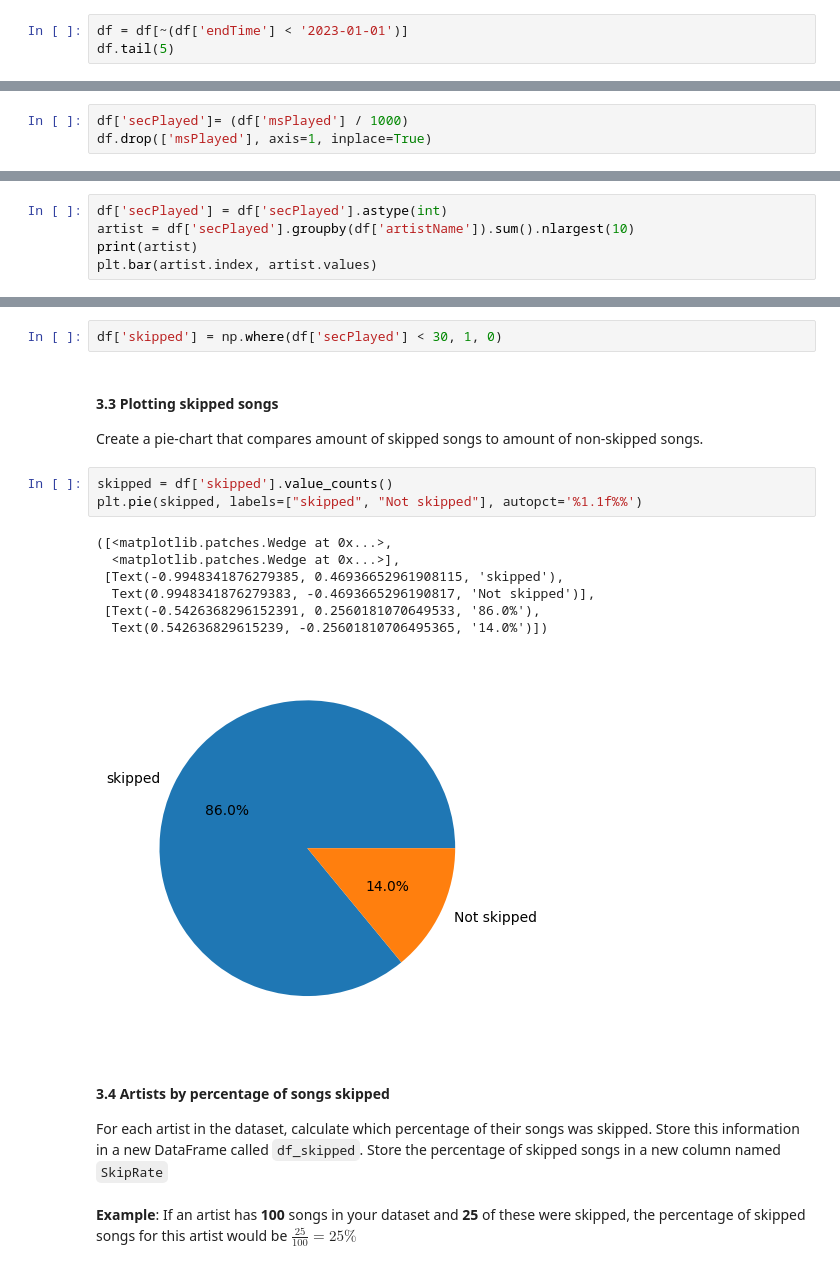
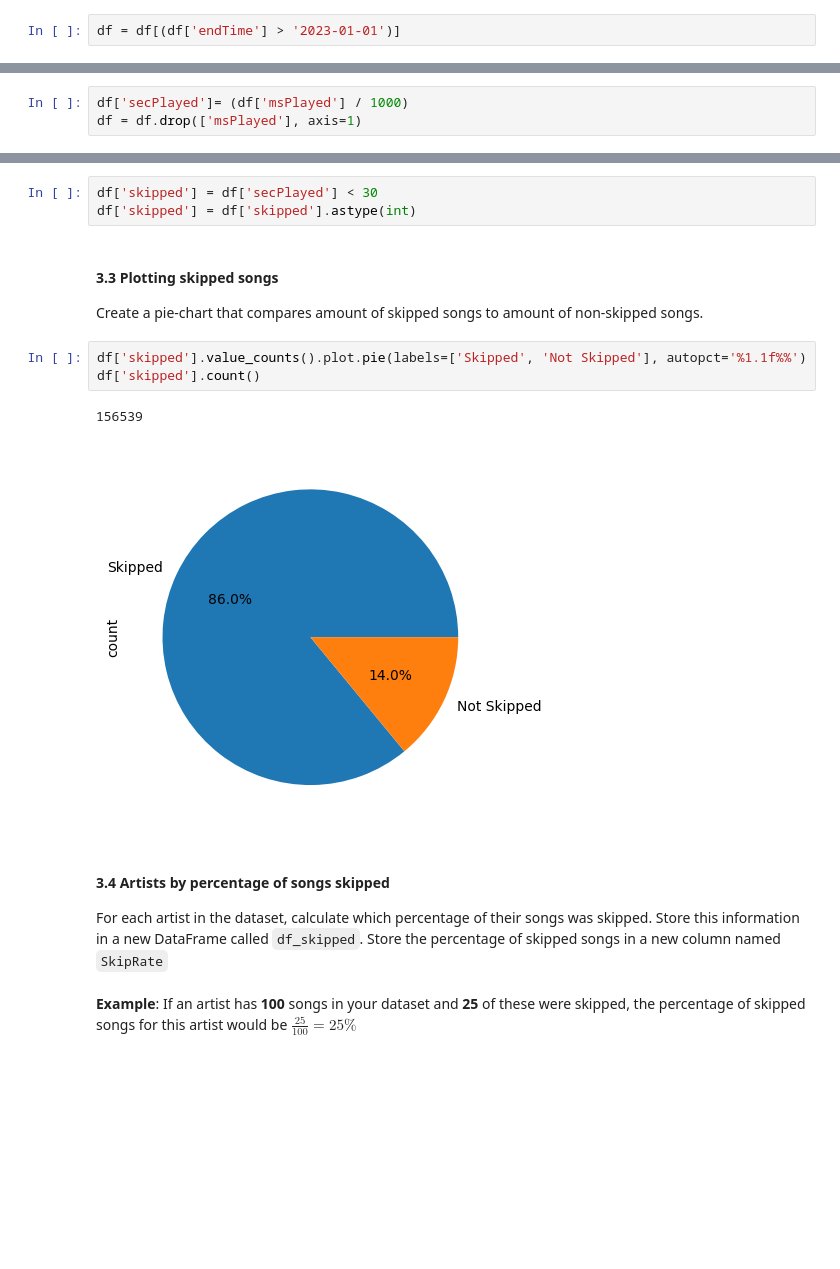
Before and after one commit to bardpedersen/DAT200, a Jupyter notebook: Assignment/Assignment_1/CA1_spotify.ipynb, the cells around one changed output, grey strips where cells are left out. Drawn from its saved outputs; the diff is of its cells as text; blank space fills up the shorter version.

```diff
--- a/Assignment/Assignment_1/CA1_spotify.ipynb
+++ b/Assignment/Assignment_1/CA1_spotify.ipynb
@@ -173,5 +153,4 @@ df = df.sort_values(by='endTime')
 #### 2.2 Setting a timeframe
 For this investigation, we are only interested in investigating listening patterns from **2023**. Remove any data not from **2023** from the DataFrame.
 # %%
-df = df[~(df['endTime'] < '2023-01-01')]
-df.tail(5)
+df = df[(df['endTime'] > '2023-01-01')]
@@ -193,13 +165,8 @@ df = df.dropna()
 From `msPlayed`, create a new column `secPlayed` with the data converted from milliseconds to seconds. Then delete the column `msPlayed`.
 # %%
 df['secPlayed']= (df['msPlayed'] / 1000)
-df.drop(['msPlayed'], axis=1, inplace=True)
+df = df.drop(['msPlayed'], axis=1)
 # %% [markdown]
 #### 2.5 Finding top 10 favorite artists
 Find the top `ten` artists with the highest total play time (in seconds). Plot your findings in a bar graph. \
 (hint: start by creating a new DataFrame with only `artistName` and your time column. To proceed, you will also likely need the `groupby` command from Pandas.)
-# %%
-df['secPlayed'] = df['secPlayed'].astype(int)
-artist = df['secPlayed'].groupby(df['artistName']).sum().nlargest(10)
-print(artist)
-plt.bar(artist.index, artist.values)
@@ -290,21 +220,17 @@ plt.show()
 Determining whether a song was skipped or listened to can be challenging. For this analysis, we'll simplify by defining a skipped song as any track played for less than 30 seconds. Conversely, a song played for 30 seconds or more is considered listened to. \
  Add a column to your DataFrame to reflect this criteria: set the value to 1 if the song was played for less than 30 seconds (indicating a skipped song), and 0 if it was played for 30 seconds or longer.
 # %%
-df['skipped'] = np.where(df['secPlayed'] < 30, 1, 0)
+df['skipped'] = df['secPlayed'] < 30
+df['skipped'] = df['skipped'].astype(int)
 # %% [markdown]
 #### 3.3 Plotting skipped songs
 Create a pie-chart that compares amount of skipped songs to amount of non-skipped songs.
 # %%
-skipped = df['skipped'].value_counts()
-plt.pie(skipped, labels=["skipped", "Not skipped"], autopct='%1.1f%%')
+df['skipped'].value_counts().plot.pie(labels=['Skipped', 'Not Skipped'], autopct='%1.1f%%')
+df['skipped'].count()
 # %% [output]
-([<matplotlib.patches.Wedge at 0x...>,
-  <matplotlib.patches.Wedge at 0x...>],
- [Text(-0.9948341876279385, 0.46936652961908115, 'skipped'),
-  Text(0.9948341876279383, -0.4693665296190817, 'Not skipped')],
- [Text(-0.5426368296152391, 0.2560181070649533, '86.0%'),
-  Text(0.542636829615239, -0.25601810706495365, '14.0%')])
+156539
-[figure, old version]
+[figure, new version]
 # %% [markdown]
 #### 3.4 Artists by percentage of songs skipped
 For each artist in the dataset, calculate which percentage of their songs was skipped. Store this information in a new DataFrame called `df_skipped`. Store the percentage of skipped songs in a new column named `SkipRate`\
```
Also changed, not shown: parts of 12 cells of this notebook.
